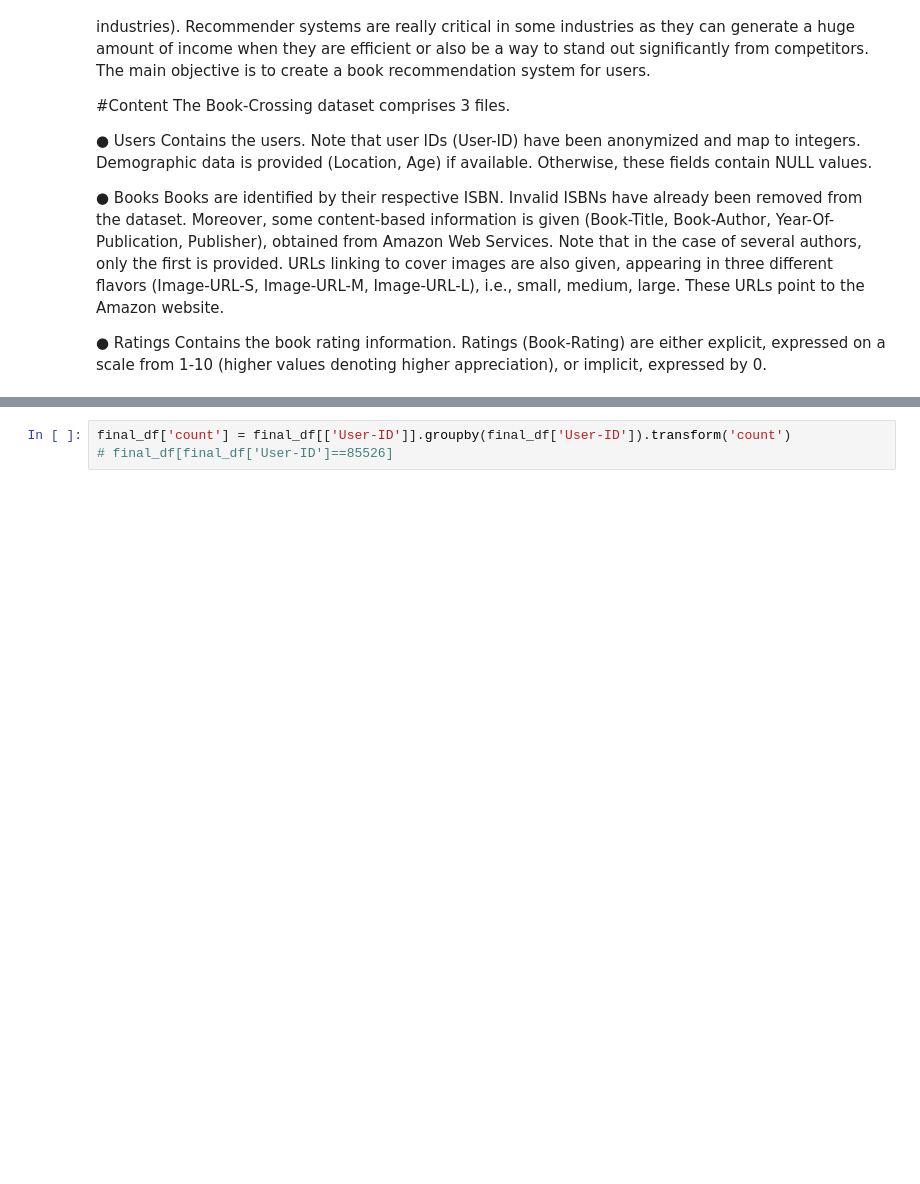
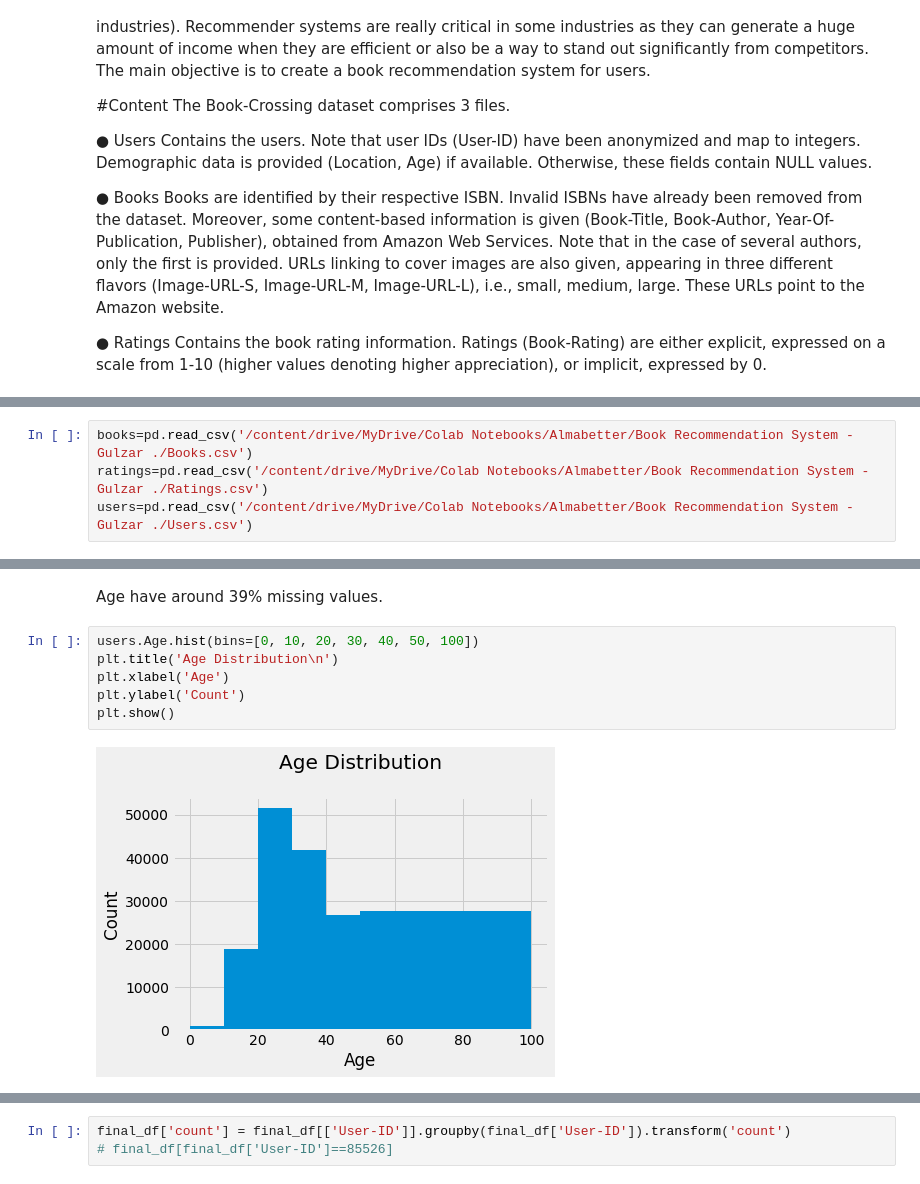
Before and after one commit to Gulzar-khan/Book-Recommendation-System, a Jupyter notebook: Individual_Book_Recommendation_System.ipynb, the cells around one changed output, grey strips where cells are left out. Cells and saved outputs as stored; diff of their text form; blank space fills up the shorter version.

```diff
--- a/Individual_Book_Recommendation_System.ipynb
+++ b/Individual_Book_Recommendation_System.ipynb
@@ -360,0 +57,4 @@ final_df[final_df['User-ID']==11400]
+# %%
+books=pd.read_csv('/content/drive/MyDrive/Colab Notebooks/Almabetter/Book Recommendation System - Gulzar ./Books.csv')
+ratings=pd.read_csv('/content/drive/MyDrive/Colab Notebooks/Almabetter/Book Recommendation System - Gulzar ./Ratings.csv')
+users=pd.read_csv('/content/drive/MyDrive/Colab Notebooks/Almabetter/Book Recommendation System - Gulzar ./Users.csv')
@@ -360,0 +112,10 @@ final_df[final_df['User-ID']==11400]
+# %% [markdown]
+Age have around 39% missing values.
+# %%
+users.Age.hist(bins=[0, 10, 20, 30, 40, 50, 100])
+plt.title('Age Distribution\n')
+plt.xlabel('Age')
+plt.ylabel('Count')
+plt.show()
+# %% [output]
+[figure, added]
```
Also changed, not shown: parts of 319 cells of this notebook.
